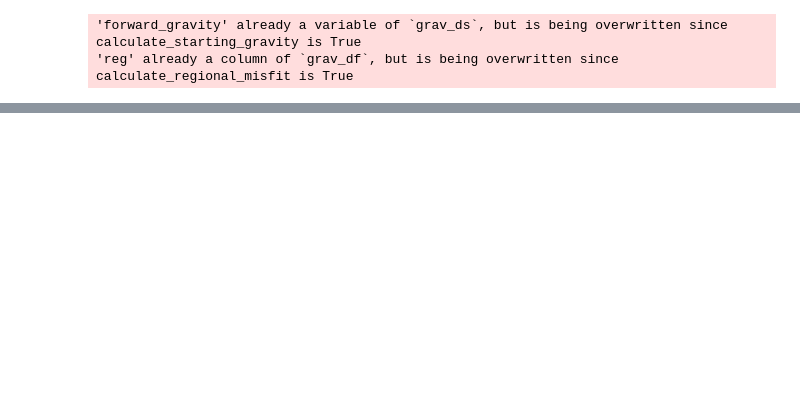
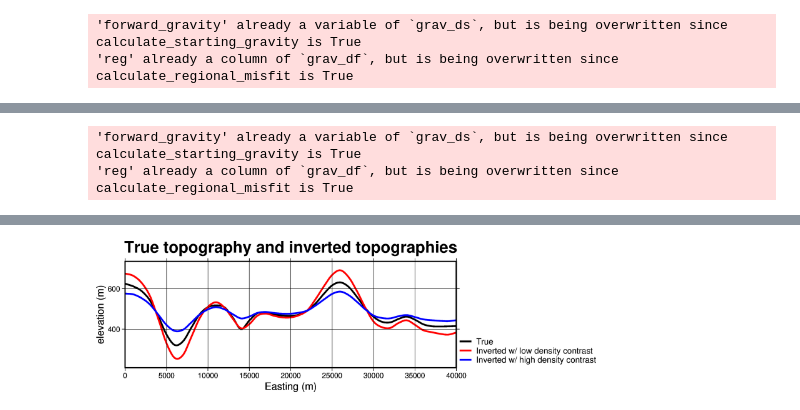
Before and after one commit to mdtanker/invert4geom, a Jupyter notebook: docs/tutorial/05_density_optimization.ipynb, the cells around one changed output, grey strips where cells are left out. Cells and saved outputs as stored; diff of their text form; code cells hidden in the pictures; blank space fills up the shorter version.

```diff
--- a/docs/tutorial/05_density_optimization.ipynb
+++ b/docs/tutorial/05_density_optimization.ipynb
@@ -197,14 +197,14 @@ _ = ptk.grid_compare(
 # %%
-# set a bad reference level
-bad_density_contrast = 4000
+# set a density contrast that is too high
+high_density_contrast = 4000
 
-bad_density_contrast_results = invert4geom.run_inversion_workflow(
+high_density_contrast_results = invert4geom.run_inversion_workflow(
     grav_ds=data,
     calculate_starting_gravity=True,
     calculate_regional_misfit=True,
-    density_contrast=bad_density_contrast,
+    density_contrast=high_density_contrast,
     zref=true_zref,
-    fname="../tmp/05_bad_density_contrast",
+    fname="../tmp/05_high_density_contrast",
     starting_topography_kwargs={
         "method": "flat",
         "upward": true_zref,
@@ -246,0 +228,68 @@ This inversion with a density contrast (4000) instead of the optimal density con
+# %%
+# set a density contrast that is too low
+low_density_contrast = 1800
+
+low_density_contrast_results = invert4geom.run_inversion_workflow(
+    grav_ds=data,
+    calculate_starting_gravity=True,
+    calculate_regional_misfit=True,
+    density_contrast=low_density_contrast,
+    zref=true_zref,
+    fname="../tmp/05_low_density_contrast",
+    starting_topography_kwargs={
+        "method": "flat",
+        "upward": true_zref,
+        "region": data.region,
+        "spacing": data.spacing,
+    },
+    regional_grav_kwargs={
+        "method": "constant",
+        "constant": 0,
+    },
+    inversion_kwargs={
+        "max_iterations": 30,
+        "l2_norm_tolerance": 0.45,
+        "delta_l2_norm_tolerance": 1.005,
+        "solver_damping": 0.1,
+    },
+)
+# %% [output]
+'forward_gravity' already a variable of `grav_ds`, but is being overwritten since calculate_starting_gravity is True
+'reg' already a column of `grav_df`, but is being overwritten since calculate_regional_misfit is True
+# %%
+region = low_density_contrast_results.model.inner_region
+
+mean_northing = np.mean([region[2], region[3]])
+a = (region[0], mean_northing)
+b = (region[1], mean_northing)
+
+data_dict = ptk.make_data_dict(
+    [
+        "True",
+        "Inverted w/ low density contrast",
+        "Inverted w/ high density contrast",
+    ],
+    [
+        true_topography,
+        low_density_contrast_results.model.topography,
+        high_density_contrast_results.model.topography,
+    ],
+    ["black", "red", "blue"],
+    axes=[0, 0, 0],
+)
+
+fig, _ = ptk.plot_data(
+    "points",
+    start=a,
+    stop=b,
+    data_dict=data_dict,
+    fig_height=5,
+    data_pen_thickness=2,
+    data_x_label="Easting (m)",
+    data_y0_label="elevation (m)",
+    start_label="",
+    end_label="",
+)
+fig.basemap(frame="+tTrue topography and inverted topographies")
+fig.show()
+# %% [output]
@@ -246,0 +298 @@ This inversion with a density contrast (4000) instead of the optimal density con
+[figure, added]
```
Also changed, not shown: parts of 5 cells of this notebook, 7 other files.
